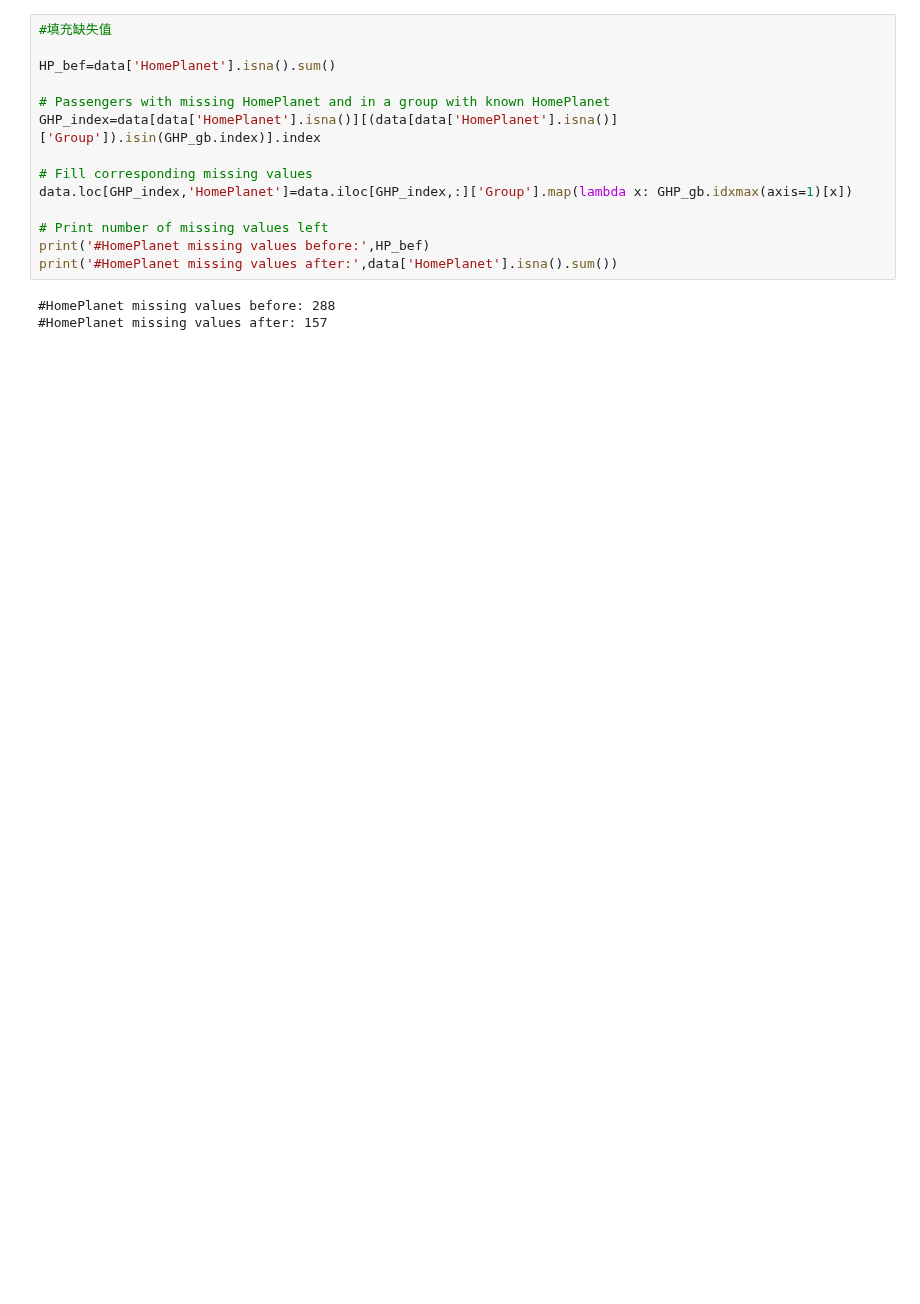
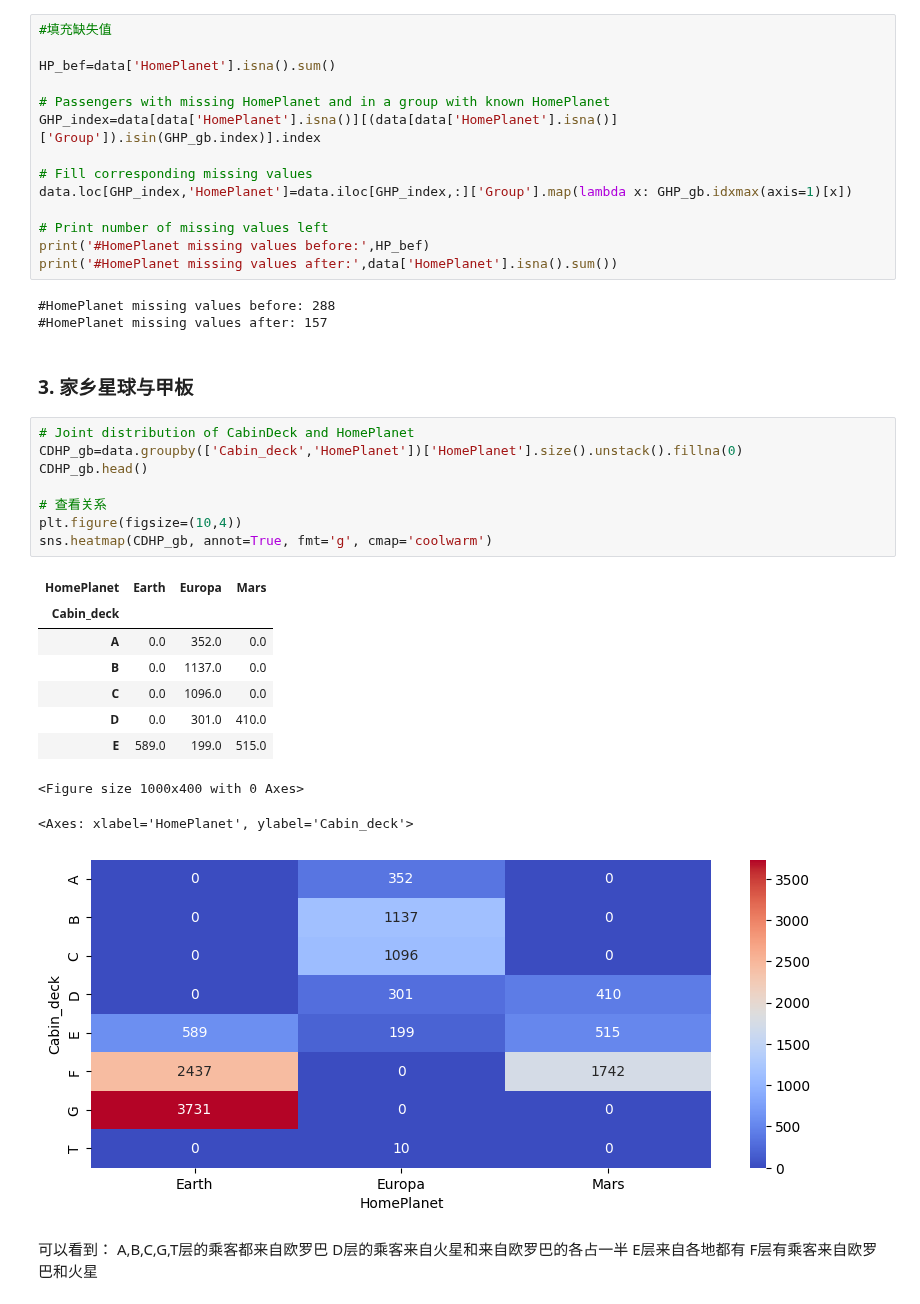
Before and after one commit to GiaooaiG/spaceship-titanic, a Jupyter notebook: 缺失值处理.ipynb, the cells around one changed output. Cells and saved outputs as stored; diff of their text form; blank space fills up the shorter version.

```diff
--- a/缺失值处理.ipynb
+++ b/缺失值处理.ipynb
@@ -143,3 +112,30 @@ print('#HomePlanet missing values after:',data['HomePlanet'].isna().sum())
 # %% [output]
 #HomePlanet missing values before: 288
 #HomePlanet missing values after: 157
+# %% [markdown]
+### 3. 家乡星球与甲板
+# %%
+# Joint distribution of CabinDeck and HomePlanet
+CDHP_gb=data.groupby(['Cabin_deck','HomePlanet'])['HomePlanet'].size().unstack().fillna(0)
+CDHP_gb.head()
+
+# 查看关系
+plt.figure(figsize=(10,4))
+sns.heatmap(CDHP_gb, annot=True, fmt='g', cmap='coolwarm')
+# %% [output]
+| HomePlanet | Earth | Europa | Mars |
+| Cabin_deck |  |  |  |
+| A | 0.0 | 352.0 | 0.0 |
+| B | 0.0 | 1137.0 | 0.0 |
+| C | 0.0 | 1096.0 | 0.0 |
+| D | 0.0 | 301.0 | 410.0 |
+| E | 589.0 | 199.0 | 515.0 |
+<Figure size 1000x400 with 0 Axes>
+<Axes: xlabel='HomePlanet', ylabel='Cabin_deck'>
+[figure, added]
+# %% [markdown]
+可以看到：
+A,B,C,G,T层的乘客都来自欧罗巴
+D层的乘客来自火星和来自欧罗巴的各占一半
+E层来自各地都有
+F层有乘客来自欧罗巴和火星
```
Also changed, not shown: parts of 40 cells of this notebook, 1 other file.
